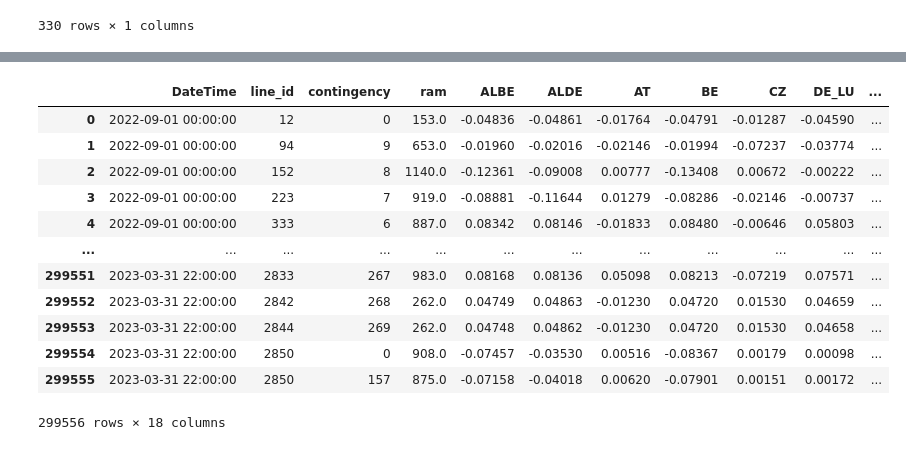
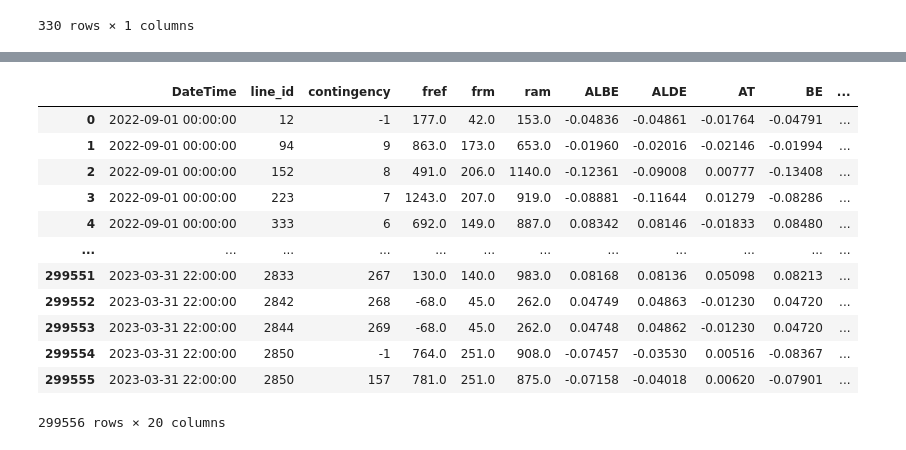
Before and after one commit to kbruninx/FBMC, a Jupyter notebook: flow_based_domain/PTDF Observations.ipynb, the cells around one changed output, grey strips where cells are left out. Drawn from its saved outputs; the diff is of its cells as text; code cells hidden in the pictures.

```diff
--- a/flow_based_domain/PTDF Observations.ipynb
+++ b/flow_based_domain/PTDF Observations.ipynb
@@ -48,7 +42,7 @@ df_ptdf = df_ptdf.reset_index()
 
 df_ptdf = df_ptdf[df_ptdf.cneEic != 'NA']
 df_ptdf = df_ptdf[[
-    'DateTime', 'cneName', 'cneEic', 'tso', 'direction', 'substationFrom', 'substationTo', 'contingencies', 'ram', 'ptdf_ALBE', 'ptdf_ALDE', 'ptdf_AT', 'ptdf_BE', 'ptdf_CZ', 'ptdf_DE', 'ptdf_FR', 'ptdf_HR', 'ptdf_HU', 'ptdf_NL',
+    'DateTime', 'cneName', 'cneEic', 'tso', 'direction', 'substationFrom', 'substationTo', 'contingencies', 'fref', 'frm', 'ram', 'ptdf_ALBE', 'ptdf_ALDE', 'ptdf_AT', 'ptdf_BE', 'ptdf_CZ', 'ptdf_DE', 'ptdf_FR', 'ptdf_HR', 'ptdf_HU', 'ptdf_NL',
     'ptdf_PL', 'ptdf_RO', 'ptdf_SI', 'ptdf_SK'
 ]]
 
@@ -71,5 +65,5 @@ display(df_ptdf)
 # %%
-df_ptdf.columns = ['DateTime', 'name', 'eic', 'tso', 'direction', 'substation_from', 'substation_to', 'contingencies', 'ram'] + hubs
+df_ptdf.columns = ['DateTime', 'name', 'eic', 'tso', 'direction', 'substation_from', 'substation_to', 'contingencies', 'fref', 'frm', 'ram'] + hubs
 df_ptdf['contingencies'] = df_ptdf['contingencies'].apply(lambda c_list: list(filter(lambda c: c['elementType'] in ['Line', 'TieLine'], c_list)))
 
 #df_ptdf_test = df_ptdf.copy()
@@ -428,7 +422,7 @@ for index, row in df_ptdf_remainder_filled.iterrows():
         (df_ptdf_adj.substation_to == row['substation_to']), 'line_id'] = row['line_id']
 
 df_ptdf_adj['direction'] = df_ptdf_adj['direction'].apply(lambda x: (1 if x == 'DIRECT' else -1))
-df_ptdf_adj = df_ptdf_adj[['DateTime', 'line_id', 'direction', 'contingency_list', 'ram'] + hubs]
+df_ptdf_adj = df_ptdf_adj[['DateTime', 'line_id', 'direction', 'contingency_list', 'fref', 'frm', 'ram'] + hubs]
 
 display(df_ptdf_adj)
 #df_ptdf_adj.to_excel("ptdf_z.xlsx")
@@ -523,23 +517,23 @@ display(df_ptdf_adj)
 # %%
 df_ptdf_adj_reduced = df_ptdf_adj.copy()
 df_ptdf_adj_reduced.loc[df_ptdf_adj_reduced.direction == -1, hubs] = -1 * df_ptdf_adj_reduced.loc[df_ptdf_adj_reduced.direction == -1, hubs]
 
 
-df_ptdf_adj_reduced = df_ptdf_adj_reduced[['DateTime', 'line_id', 'contingency', 'ram'] + hubs].groupby(['DateTime', 'line_id', 'contingency'], as_index=False).mean()
+df_ptdf_adj_reduced = df_ptdf_adj_reduced[['DateTime', 'line_id', 'contingency', 'fref', 'frm', 'ram'] + hubs].groupby(['DateTime', 'line_id', 'contingency'], as_index=False).mean()
 display(df_ptdf_adj_reduced)
 # %% [output]
-|  | DateTime | line_id | contingency | ram | ALBE | ALDE | AT | BE | CZ | DE_LU | ... |
-| 0 | 2022-09-01 00:00:00 | 12 | 0 | 153.0 | -0.04836 | -0.04861 | -0.01764 | -0.04791 | -0.01287 | -0.04590 | ... |
-| 1 | 2022-09-01 00:00:00 | 94 | 9 | 653.0 | -0.01960 | -0.02016 | -0.02146 | -0.01994 | -0.07237 | -0.03774 | ... |
-| 2 | 2022-09-01 00:00:00 | 152 | 8 | 1140.0 | -0.12361 | -0.09008 | 0.00777 | -0.13408 | 0.00672 | -0.00222 | ... |
-| 3 | 2022-09-01 00:00:00 | 223 | 7 | 919.0 | -0.08881 | -0.11644 | 0.01279 | -0.08286 | -0.02146 | -0.00737 | ... |
-| 4 | 2022-09-01 00:00:00 | 333 | 6 | 887.0 | 0.08342 | 0.08146 | -0.01833 | 0.08480 | -0.00646 | 0.05803 | ... |
+|  | DateTime | line_id | contingency | fref | frm | ram | ALBE | ALDE | AT | BE | ... |
+| 0 | 2022-09-01 00:00:00 | 12 | -1 | 177.0 | 42.0 | 153.0 | -0.04836 | -0.04861 | -0.01764 | -0.04791 | ... |
+| 1 | 2022-09-01 00:00:00 | 94 | 9 | 863.0 | 173.0 | 653.0 | -0.01960 | -0.02016 | -0.02146 | -0.01994 | ... |
+| 2 | 2022-09-01 00:00:00 | 152 | 8 | 491.0 | 206.0 | 1140.0 | -0.12361 | -0.09008 | 0.00777 | -0.13408 | ... |
+| 3 | 2022-09-01 00:00:00 | 223 | 7 | 1243.0 | 207.0 | 919.0 | -0.08881 | -0.11644 | 0.01279 | -0.08286 | ... |
+| 4 | 2022-09-01 00:00:00 | 333 | 6 | 692.0 | 149.0 | 887.0 | 0.08342 | 0.08146 | -0.01833 | 0.08480 | ... |
 | ... | ... | ... | ... | ... | ... | ... | ... | ... | ... | ... | ... |
-| 299551 | 2023-03-31 22:00:00 | 2833 | 267 | 983.0 | 0.08168 | 0.08136 | 0.05098 | 0.08213 | -0.07219 | 0.07571 | ... |
-| 299552 | 2023-03-31 22:00:00 | 2842 | 268 | 262.0 | 0.04749 | 0.04863 | -0.01230 | 0.04720 | 0.01530 | 0.04659 | ... |
-| 299553 | 2023-03-31 22:00:00 | 2844 | 269 | 262.0 | 0.04748 | 0.04862 | -0.01230 | 0.04720 | 0.01530 | 0.04658 | ... |
-| 299554 | 2023-03-31 22:00:00 | 2850 | 0 | 908.0 | -0.07457 | -0.03530 | 0.00516 | -0.08367 | 0.00179 | 0.00098 | ... |
-| 299555 | 2023-03-31 22:00:00 | 2850 | 157 | 875.0 | -0.07158 | -0.04018 | 0.00620 | -0.07901 | 0.00151 | 0.00172 | ... |
+| 299551 | 2023-03-31 22:00:00 | 2833 | 267 | 130.0 | 140.0 | 983.0 | 0.08168 | 0.08136 | 0.05098 | 0.08213 | ... |
+| 299552 | 2023-03-31 22:00:00 | 2842 | 268 | -68.0 | 45.0 | 262.0 | 0.04749 | 0.04863 | -0.01230 | 0.04720 | ... |
+| 299553 | 2023-03-31 22:00:00 | 2844 | 269 | -68.0 | 45.0 | 262.0 | 0.04748 | 0.04862 | -0.01230 | 0.04720 | ... |
+| 299554 | 2023-03-31 22:00:00 | 2850 | -1 | 764.0 | 251.0 | 908.0 | -0.07457 | -0.03530 | 0.00516 | -0.08367 | ... |
+| 299555 | 2023-03-31 22:00:00 | 2850 | 157 | 781.0 | 251.0 | 875.0 | -0.07158 | -0.04018 | 0.00620 | -0.07901 | ... |
-299556 rows × 18 columns
+299556 rows × 20 columns
 # %%
 df_ptdf_adj_reduced.to_excel("ptdf_z_obs.xlsx")
```
Also changed, not shown: parts of 8 cells of this notebook, 49 other files.
